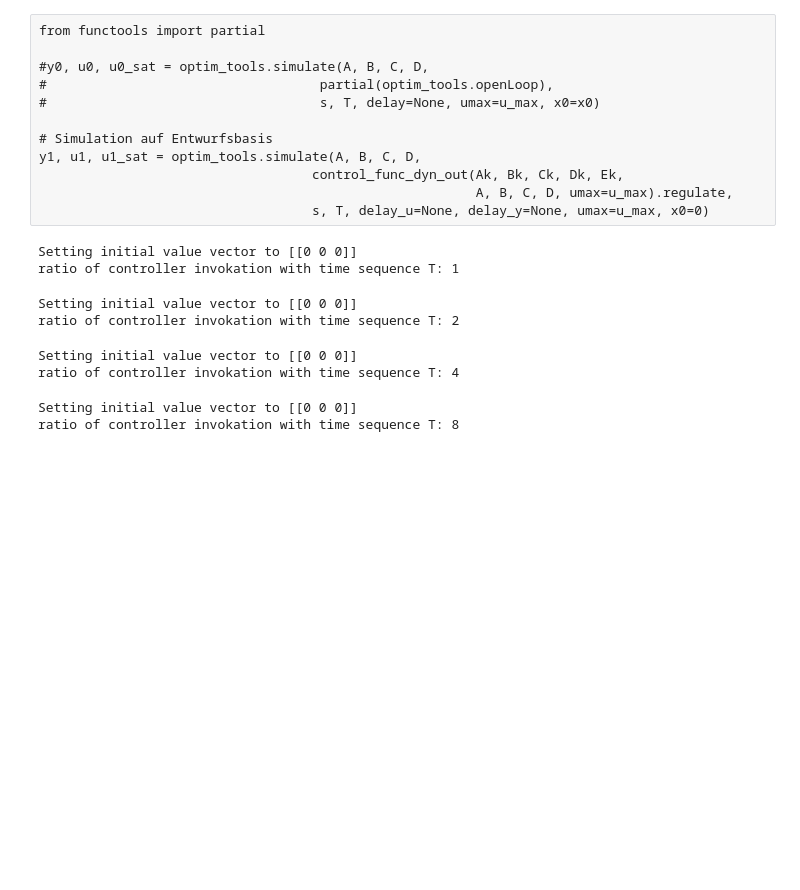
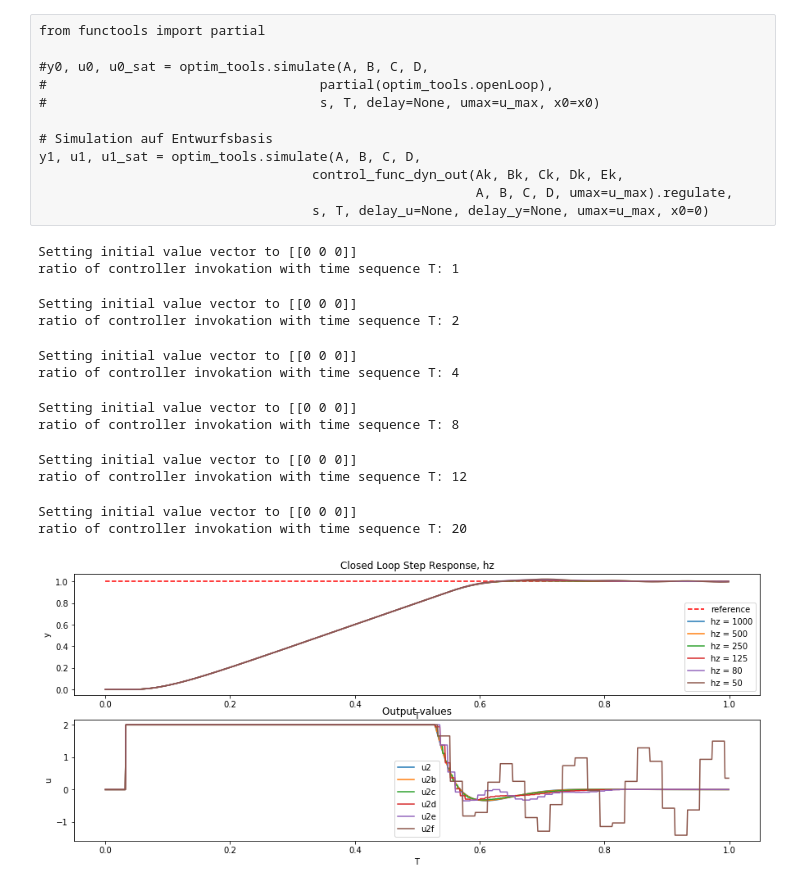
Before and after one commit to ipa-lth/jupyter_nb, a Jupyter notebook: optimization/Diss_Lens_sim_hz.ipynb, the cells around one changed output. Saved outputs shown, nothing was run; the diff lists cells and outputs as text; code cells hidden in the pictures; blank space fills up the shorter version.

```diff
--- a/optimization/Diss_Lens_sim_hz.ipynb
+++ b/optimization/Diss_Lens_sim_hz.ipynb
@@ -461,13 +467,82 @@ y2c, u2c, u2c_sat = optim_tools.simulate(A0, B0, C0, D0,
 Setting initial value vector to [[0 0 0]]
 ratio of controller invokation with time sequence T: 4
 # %%
-
+T_controller = 8e-3
 y2d, u2d, u2d_sat = optim_tools.simulate(A0, B0, C0, D0,
                                    control_func_dyn_out(Ak, Bk, Ck, Dk, Ek,
                                                         A, B, C, D,
-                                                        umax=u_max).regulate,
-                                   s, T, delay_u=delay, delay_y=None, umax=u_max, x0=x0, T_controller=8e-3)
+                                                        umax=u_max, dT=T_controller).regulate,
+                                   s, T, delay_u=delay, delay_y=None, umax=u_max, x0=x0, T_controller=T_controller)
 # %% [output]
 Setting initial value vector to [[0 0 0]]
 ratio of controller invokation with time sequence T: 8
+# %%
+T_controller = 1./80
+y2e, u2e, u2e_sat = optim_tools.simulate(A0, B0, C0, D0,
+                                   control_func_dyn_out(Ak, Bk, Ck, Dk, Ek,
+                                                        A, B, C, D,
+                                                        umax=u_max, dT=T_controller).regulate,
+                                   s, T, delay_u=delay, delay_y=None, umax=u_max, x0=x0, T_controller=T_controller)
+# %% [output]
+Setting initial value vector to [[0 0 0]]
+ratio of controller invokation with time sequence T: 12
+# %%
+T_controller = 1./50
+y2f, u2f, u2f_sat = optim_tools.simulate(A0, B0, C0, D0,
+                                   control_func_dyn_out(Ak, Bk, Ck, Dk, Ek,
+                                                        A, B, C, D,
+                                                        umax=u_max, dT=T_controller).regulate,
+                                   s, T, delay_u=delay, delay_y=None, umax=u_max, x0=x0, T_controller=T_controller)
+# %% [output]
+Setting initial value vector to [[0 0 0]]
+ratio of controller invokation with time sequence T: 20
+# %%
+pylab.rcParams['figure.figsize'] = (15, 6)
+
+ax1 = plt.subplot(2, 1, 1)
+ax1.plot(T[:], s, 'r--', label='reference')
+#line0, = plt.plot(T[:], np.array(y1[0,:].T), 'r', label='dyn_out')
+line1, = plt.plot(T[:], np.array(y2a[0,:].T), '-', label='hz = 1000')
+line1, = plt.plot(T[:], np.array(y2b[0,:].T), '-', label='hz = 500')
+line1, = plt.plot(T[:], np.array(y2c[0,:].T), '-', label='hz = 250')
+line1, = plt.plot(T[:], np.array(y2d[0,:].T), '-', label='hz = 125')
+line1, = plt.plot(T[:], np.array(y2e[0,:].T), '-', label='hz = 80')
+line1, = plt.plot(T[:], np.array(y2f[0,:].T), '-', label='hz = 50')
+
+
+#first_legend = plt.legend(handles=[line1], loc=1)
+ax1.legend()
+plt.xlabel('T')
+plt.ylabel('y')
+plt.title('Closed Loop Step Response, hz')
+
+
+ax2 = plt.subplot(2, 1, 2)
+
+#line0, = plt.plot(T, u1, 'r--', label='u1')
+ax2.plot(T, u2a_sat, '-', label='u2')
+ax2.plot(T, u2b_sat, '-', label='u2b')
+ax2.plot(T, u2c_sat, '-', label='u2c')
+ax2.plot(T, u2d_sat, '-', label='u2d')
+ax2.plot(T, u2e_sat, '-', label='u2e')
+ax2.plot(T, u2f_sat, '-', label='u2f')
+#line2, = plt.plot(T, u2b_sat, 'b--', label='u2b')
+#line2, = plt.plot(T, u3, 'g', label='u3')
+
+
+
+#>first_legend = plt.legend(handles=[line1, line2, line1b, line2b], loc=1)
+plt.legend()
+plt.xlabel('T')
+plt.ylabel('u')
+plt.title('Output values')
+plt.show()
+
+#loadtools.saveNPY(fname, plot_control_step_y=(T[:], np.array(y1[0,:].T)),
+#                         plot_control_step_u=(T, u1),
+#                         plot_control_step_delay_y=(T[:], np.array(y2[0,:].T)),
+#                         plot_control_step_delay_u=(T, u2),
+#                         plot_control_step_s=(T[:], s))
+# %% [output]
+[figure, added]
 # %%
```
Also changed, not shown: parts of 7 cells of this notebook, 4 other files.
